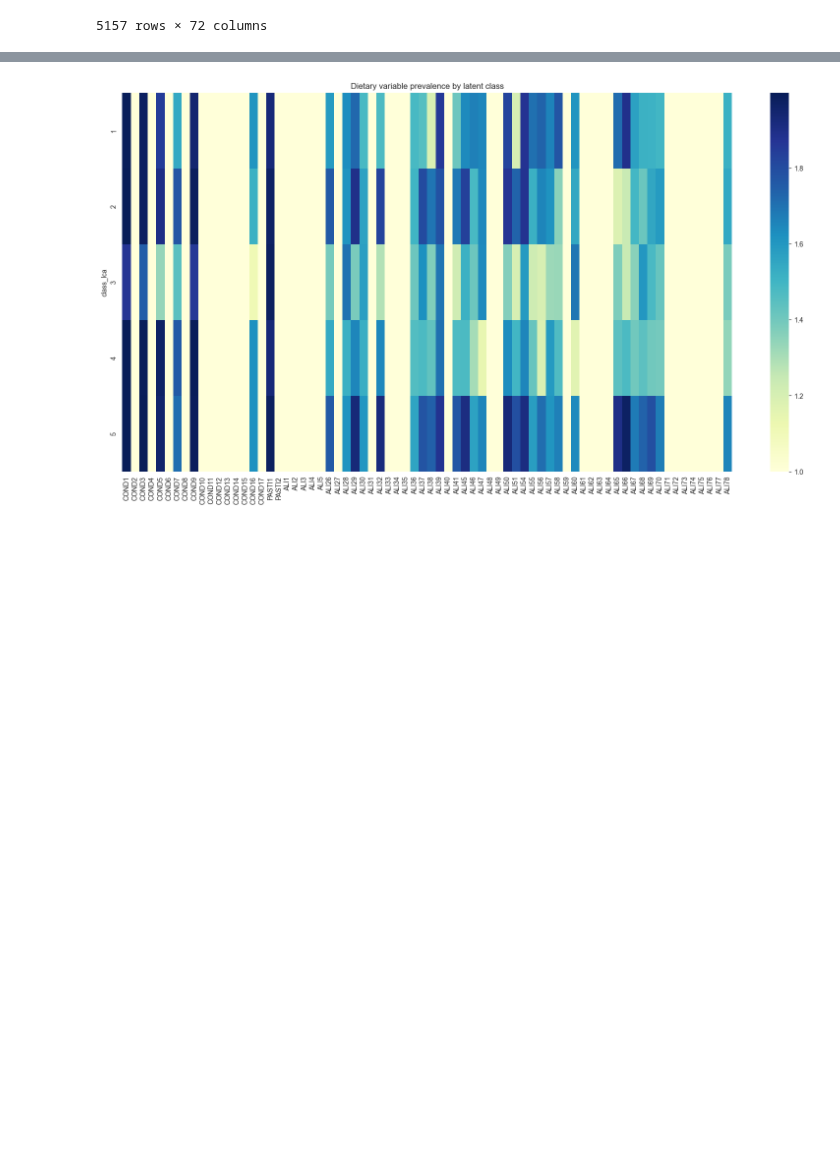
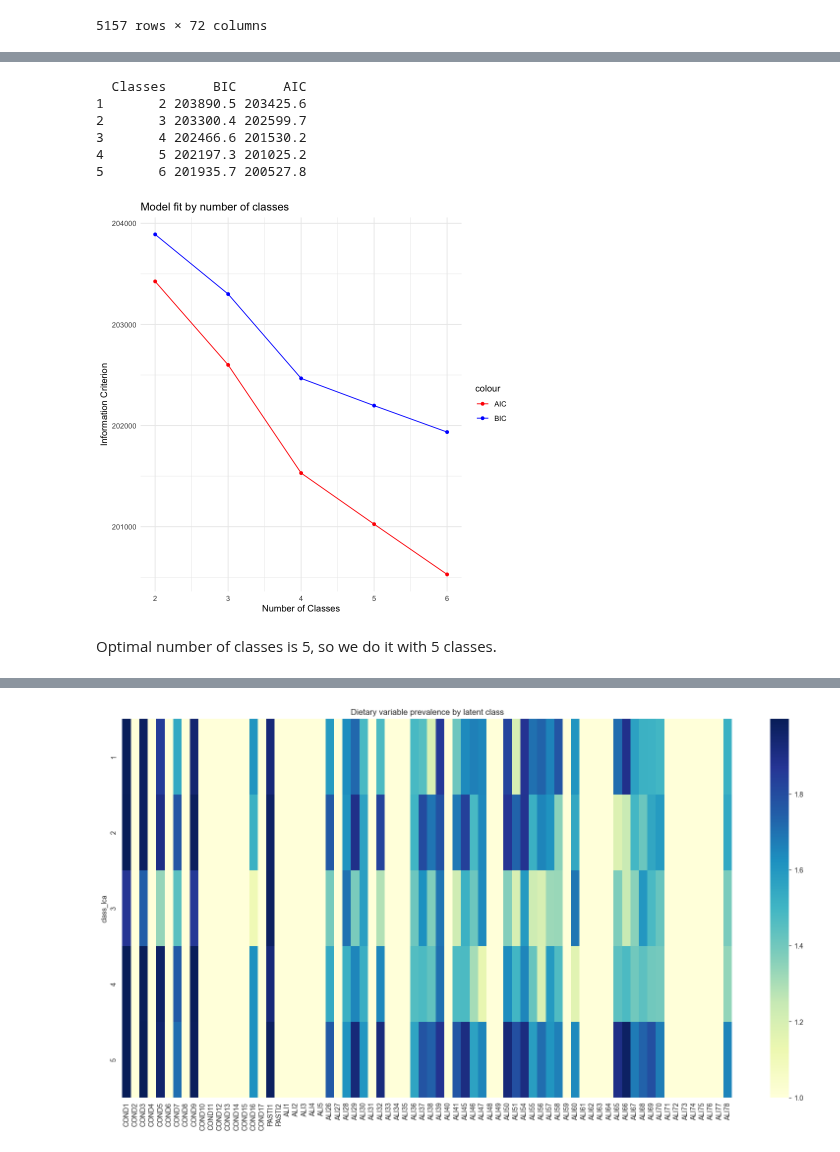
Before and after one commit to Paolaloi/EpidemLab, a Jupyter notebook: PL.ipynb, the cells around one changed output, grey strips where cells are left out. Cells and saved outputs as stored; diff of their text form; code cells hidden in the pictures; blank space fills up the shorter version.

```diff
--- a/PL.ipynb
+++ b/PL.ipynb
@@ -1302,0 +434,18 @@ lca_data.to_csv("data/lca_data.csv", index=False)
+# %%
+# Import LCA data and convert to factors
+data <- read.csv("/Users/lorispalmarin/PycharmProjects/EpidemLab/data/lca_data.csv")
+data[] <- lapply(data, factor)
+
+lca_formula <- as.formula(paste("cbind(", paste(names(data), collapse = ", "), ") ~ 1"))
+# %%
+# Loop to test different numbers of classes and calculate BIC and AIC
+bic_values <- c()
+aic_values <- c()
+nclass_range <- 2:6
+
+set.seed(123) # For reproducibility
+for (k in nclass_range) {
+  model <- poLCA(lca_formula, data, nclass = k, maxiter = 1000, verbose = FALSE)
+  bic_values <- c(bic_values, model$bic)
+  aic_values <- c(aic_values, model$aic)
+}
@@ -1302,0 +471,31 @@ lca_data.to_csv("data/lca_data.csv", index=False)
+# %%
+fit_stats <- data.frame(
+  Classes = nclass_range,
+  BIC = bic_values,
+  AIC = aic_values
+)
+
+# Plot BIC and AIC
+plot <- ggplot(fit_stats, aes(x = Classes)) +
+  geom_line(aes(y = BIC, color = "BIC")) +
+  geom_line(aes(y = AIC, color = "AIC")) +
+  geom_point(aes(y = BIC, color = "BIC")) +
+  geom_point(aes(y = AIC, color = "AIC")) +
+  labs(title = "Model fit by number of classes",
+       y = "Information Criterion",
+       x = "Number of Classes") +
+  scale_color_manual(values = c("BIC" = "blue", "AIC" = "red")) +
+  theme_minimal()
+
+print(plot)
+print(fit_stats)
+# %% [output]
+  Classes      BIC      AIC
+1       2 203890.5 203425.6
+2       3 203300.4 202599.7
+3       4 202466.6 201530.2
+4       5 202197.3 201025.2
+5       6 201935.7 200527.8
+[figure, added]
+# %% [markdown]
+Optimal number of classes is 5, so we do it with 5 classes.
```
Also changed, not shown: parts of 87 cells of this notebook, 4 other files.
